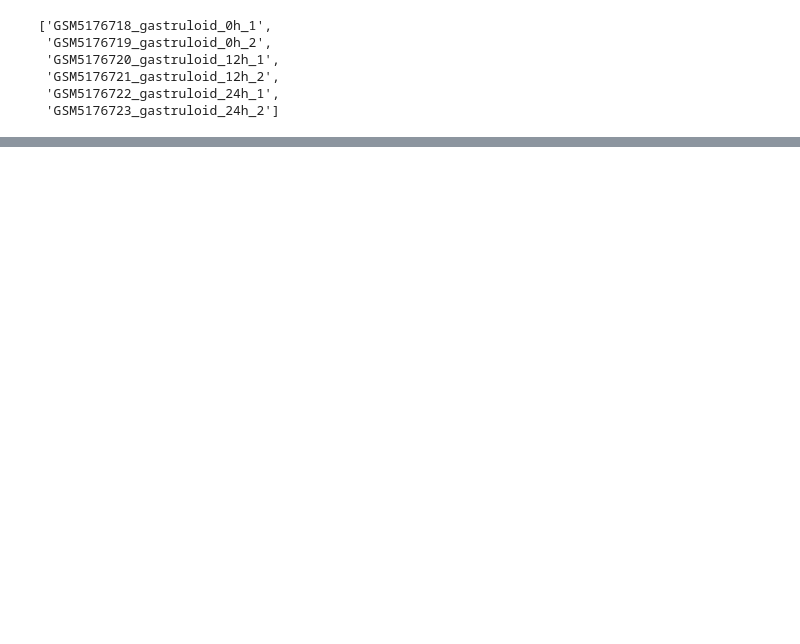
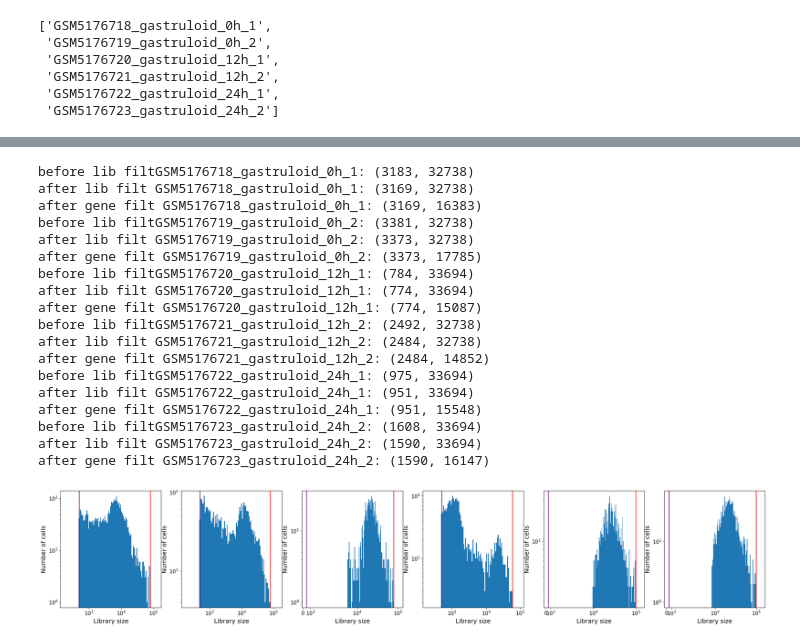
Before and after one commit to stanfish06/micropattern, a Jupyter notebook: notebooks/eda.ipynb, the cells around one changed output, grey strips where cells are left out. Saved outputs shown, nothing was run; the diff lists cells and outputs as text; code cells hidden in the pictures; blank space fills up the shorter version.

```diff
--- a/notebooks/eda.ipynb
+++ b/notebooks/eda.ipynb
@@ -83,0 +121,35 @@ for s in sample_list:
+# %%
+data_list_filt = {}
+for (s, dat), th in zip(data_list.items(), thresholds):
+    print(f"before lib filt{s}: {dat.shape}")
+    dat = scprep.filter.filter_library_size(data=dat, cutoff=th)
+    print(f"after lib filt {s}: {dat.shape}")
+    dat = scprep.filter.remove_rare_genes(dat, cutoff=0, min_cells=5)
+    print(f"after gene filt {s}: {dat.shape}")
+    data_list_filt[s] = dat
+
+_, axes = plt.subplots(1, len(data_list_filt), figsize=(5 * len(data_list_filt), 5))
+for (s, dat), (ax, th) in zip(data_list_filt.items(), zip(axes, thresholds)):
+    scprep.plot.plot_library_size(dat, ax=ax)
+    ax.axvline(th[1], color='red')
+    ax.axvline(th[0], color='purple')
+# %% [output]
+before lib filtGSM5176718_gastruloid_0h_1: (3183, 32738)
+after lib filt GSM5176718_gastruloid_0h_1: (3169, 32738)
+after gene filt GSM5176718_gastruloid_0h_1: (3169, 16383)
+before lib filtGSM5176719_gastruloid_0h_2: (3381, 32738)
+after lib filt GSM5176719_gastruloid_0h_2: (3373, 32738)
+after gene filt GSM5176719_gastruloid_0h_2: (3373, 17785)
+before lib filtGSM5176720_gastruloid_12h_1: (784, 33694)
+after lib filt GSM5176720_gastruloid_12h_1: (774, 33694)
+after gene filt GSM5176720_gastruloid_12h_1: (774, 15087)
+before lib filtGSM5176721_gastruloid_12h_2: (2492, 32738)
+after lib filt GSM5176721_gastruloid_12h_2: (2484, 32738)
+after gene filt GSM5176721_gastruloid_12h_2: (2484, 14852)
+before lib filtGSM5176722_gastruloid_24h_1: (975, 33694)
+after lib filt GSM5176722_gastruloid_24h_1: (951, 33694)
+after gene filt GSM5176722_gastruloid_24h_1: (951, 15548)
+before lib filtGSM5176723_gastruloid_24h_2: (1608, 33694)
+after lib filt GSM5176723_gastruloid_24h_2: (1590, 33694)
+after gene filt GSM5176723_gastruloid_24h_2: (1590, 16147)
+[figure, added]
```
Also changed, not shown: parts of 10 cells of this notebook, 1 other file.
